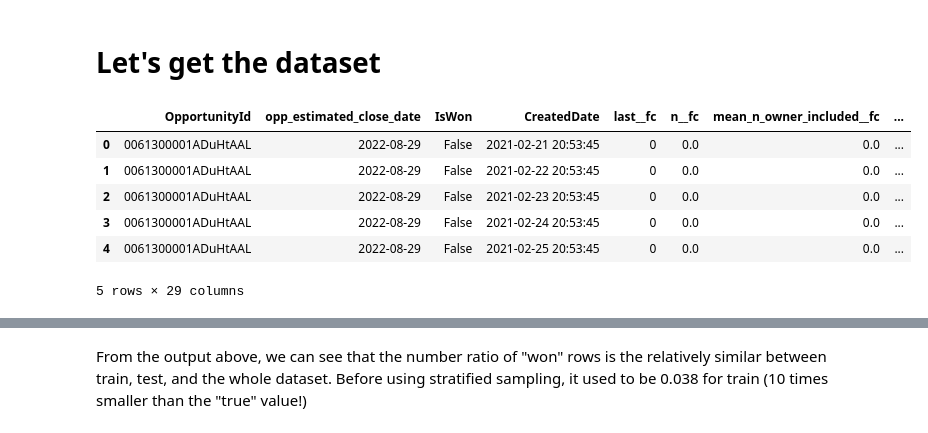
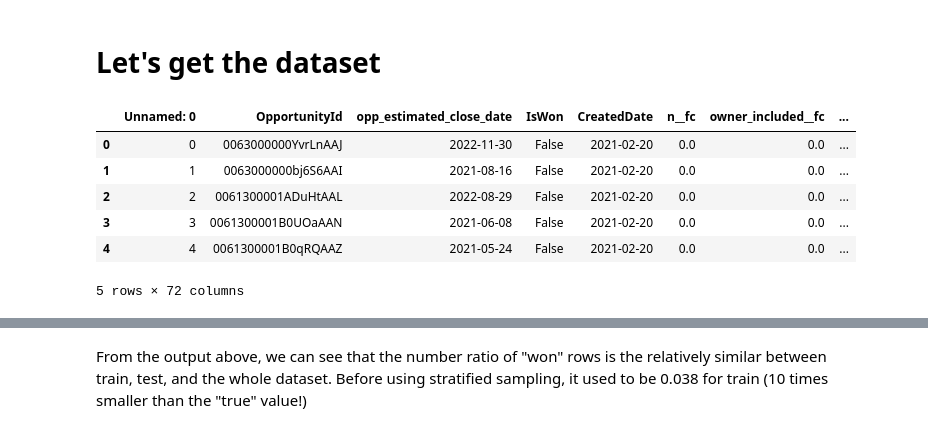
Before and after one commit to viktortsvil/capstone-rg, a Jupyter notebook: svc vs lightgbm.ipynb, the cells around one changed output, grey strips where cells are left out. Saved outputs shown, nothing was run; the diff lists cells and outputs as text; code cells hidden in the pictures.

```diff
--- a/svc vs lightgbm.ipynb
+++ b/svc vs lightgbm.ipynb
@@ -18,14 +18,14 @@ SEED = 123
 # %% [markdown]
 # Let's get the dataset
 # %%
-df = pd.read_csv('dataset.csv')
+df = pd.read_csv('dataset_rw.csv')
 df.head()
 # %% [output]
-|  | OpportunityId | opp_estimated_close_date | IsWon | CreatedDate | last__fc | n__fc | mean_n_owner_included__fc | ... |
-| 0 | 0061300001ADuHtAAL | 2022-08-29 | False | 2021-02-21 20:53:45 | 0 | 0.0 | 0.0 | ... |
-| 1 | 0061300001ADuHtAAL | 2022-08-29 | False | 2021-02-22 20:53:45 | 0 | 0.0 | 0.0 | ... |
-| 2 | 0061300001ADuHtAAL | 2022-08-29 | False | 2021-02-23 20:53:45 | 0 | 0.0 | 0.0 | ... |
-| 3 | 0061300001ADuHtAAL | 2022-08-29 | False | 2021-02-24 20:53:45 | 0 | 0.0 | 0.0 | ... |
-| 4 | 0061300001ADuHtAAL | 2022-08-29 | False | 2021-02-25 20:53:45 | 0 | 0.0 | 0.0 | ... |
+|  | Unnamed: 0 | OpportunityId | opp_estimated_close_date | IsWon | CreatedDate | n__fc | owner_included__fc | ... |
+| 0 | 0 | 0063000000YvrLnAAJ | 2022-11-30 | False | 2021-02-20 | 0.0 | 0.0 | ... |
+| 1 | 1 | 0063000000bj6S6AAI | 2021-08-16 | False | 2021-02-20 | 0.0 | 0.0 | ... |
+| 2 | 2 | 0061300001ADuHtAAL | 2022-08-29 | False | 2021-02-20 | 0.0 | 0.0 | ... |
+| 3 | 3 | 0061300001B0UOaAAN | 2021-06-08 | False | 2021-02-20 | 0.0 | 0.0 | ... |
+| 4 | 4 | 0061300001B0qRQAAZ | 2021-05-24 | False | 2021-02-20 | 0.0 | 0.0 | ... |
-5 rows × 29 columns
+5 rows × 72 columns
 # %%
```
Also changed, not shown: parts of 17 cells of this notebook, 2 other files.
